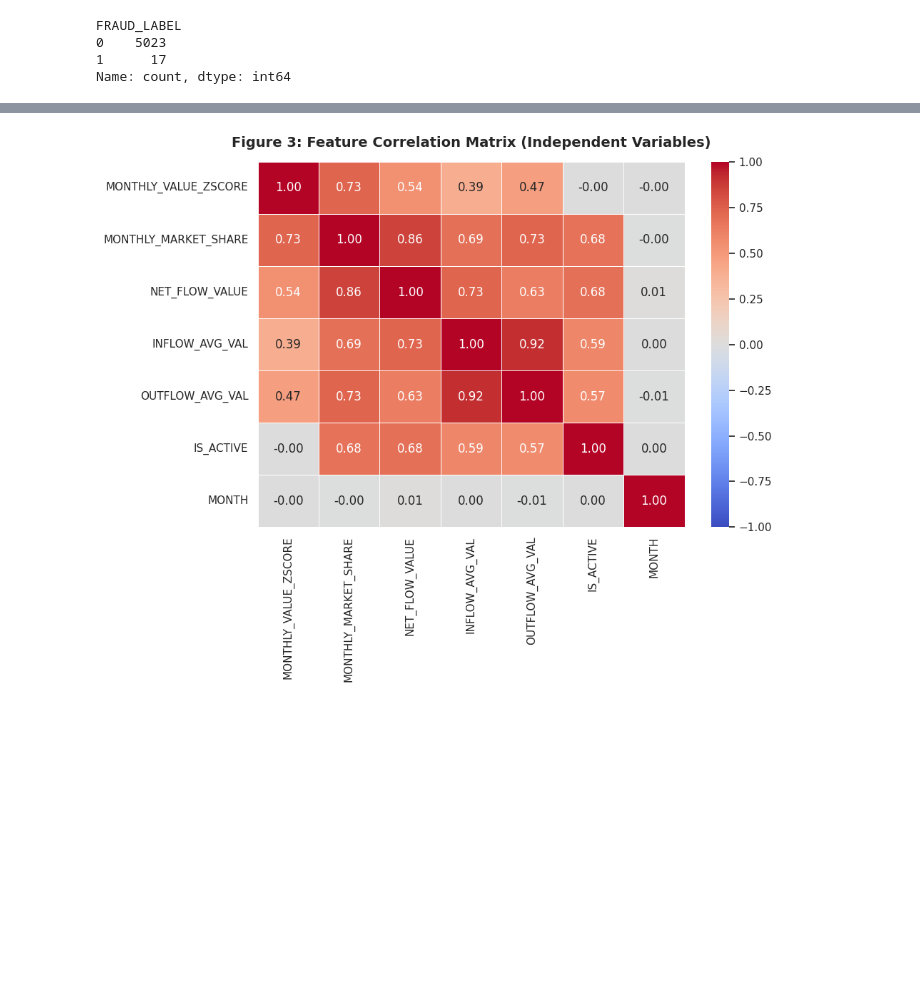
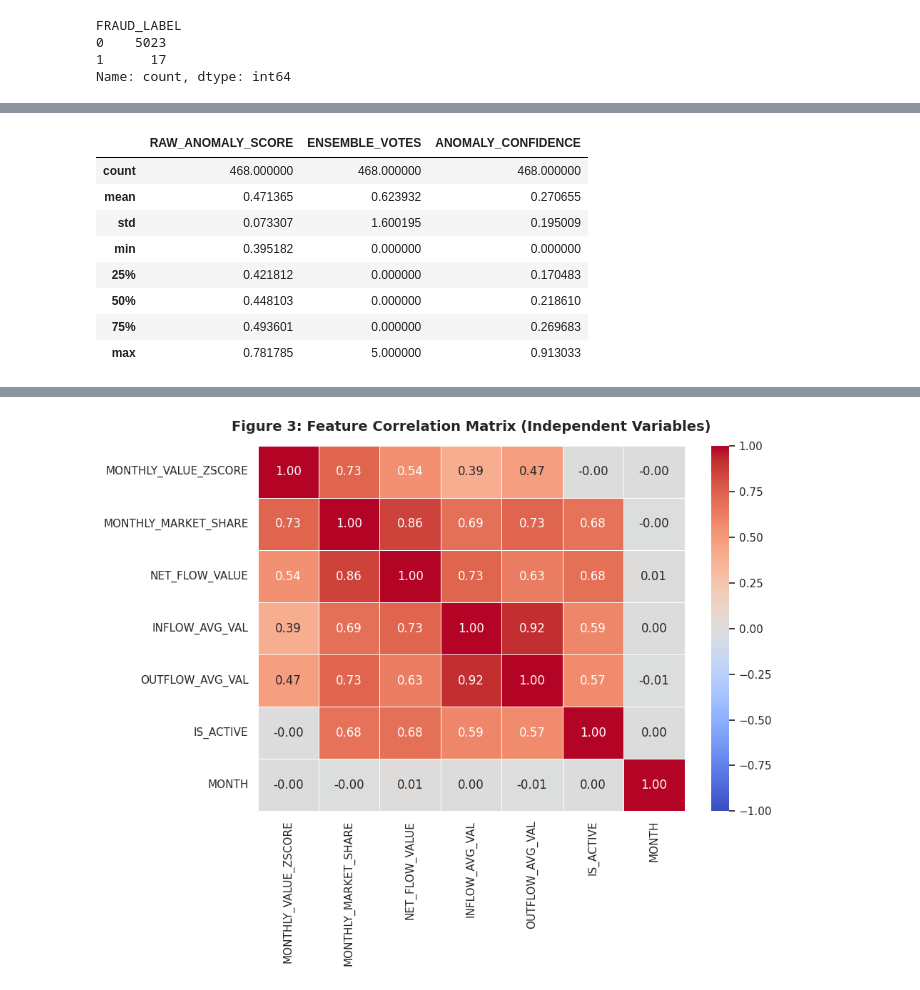
Before and after one commit to RobertDS-45/Money_Remmitence_analysis, a Jupyter notebook: Bot_Money_remmitence_analysis.ipynb, the cells around one changed output, grey strips where cells are left out. Saved outputs shown, nothing was run; the diff lists cells and outputs as text; code cells hidden in the pictures; blank space fills up the shorter version.

```diff
--- a/Bot_Money_remmitence_analysis.ipynb
+++ b/Bot_Money_remmitence_analysis.ipynb
@@ -281,0 +338,80 @@ Name: count, dtype: int64
+# %%
+from sklearn.ensemble import IsolationForest
+
+print("\n[ENSEMBLE COMPUTATION] Starting multi-seed Isolation Forest ensemble...")
+
+# Define preliminary features as used in your pipe_line.py and previous notebook cells
+preliminary_features = ['MONTHLY_VALUE_ZSCORE', 'MONTHLY_MARKET_SHARE', 'NET_FLOW_VALUE']
+
+# Filter for active records for fitting the Isolation Forest
+df_active_train_ensemble = df[df["IS_ACTIVE"] == 1].copy()
+
+# Define adaptive contamination (using the same fixed value as in the notebook's single IF for now)
+# In a real MLOps pipeline, this might be dynamically computed.
+adaptive_contamination = 0.035
+
+print(f"[ENSEMBLE] Adaptive contamination = {adaptive_contamination:.4f}")
+
+# Multi-Seed Isolation Forest Ensemble settings
+seeds = [42, 101, 202, 303, 404]
+ensemble_models = {}
+
+# Initialize a matrix to store anomaly scores from each seed for all records in the full df
+all_scores_matrix = np.zeros((len(df), len(seeds)))
+
+# Handle empty active training set case
+if df_active_train_ensemble.empty:
+    print("[WARNING] df_active_train_ensemble is empty. Defaulting ensemble scores to zero.")
+    df['RAW_ANOMALY_SCORE'] = 0.0
+    df['MEDIAN_ANOMALY_SCORE'] = 0.0
+    df['SD_ANOMALY_SCORE'] = 0.0
+    df['ENSEMBLE_VOTES'] = 0
+    df['ANOMALY_CONFIDENCE'] = 0.0
+else:
+    for idx, seed in enumerate(seeds):
+        iso = IsolationForest(
+            n_estimators=200,
+            contamination=adaptive_contamination,
+            random_state=seed,
+            max_samples="auto",
+            bootstrap=True,
+            n_jobs=-1
+        )
+
+        # Fit on active training data
+        iso.fit(df_active_train_ensemble[preliminary_features].fillna(0.0))
+        ensemble_models[f"seed_{seed}"] = iso
+
+        # Score all data points (active and inactive) from the main df
+        all_scores_matrix[:, idx] = -iso.score_samples(df[preliminary_features].fillna(0.0))
+
+    # Calculate ensemble metrics
+    df['RAW_ANOMALY_SCORE'] = np.mean(all_scores_matrix, axis=1) # Corresponds to MEAN_ANOMALY_SCORE
+    df['MEDIAN_ANOMALY_SCORE'] = np.median(all_scores_matrix, axis=1)
+    df['SD_ANOMALY_SCORE'] = np.std(all_scores_matrix, axis=1)
+
+    # Consensus Voting (each Isolation Forest votes if score is above its own 97th percentile)
+    vote_matrix = np.zeros_like(all_scores_matrix)
+    for i in range(len(seeds)):
+        # Ensure we only calculate percentile from actual scores, not just zeros if df_active_train was tiny
+        relevant_scores = all_scores_matrix[:, i]
+        if len(relevant_scores) > 0:
+            threshold = np.percentile(relevant_scores, 97)
+            vote_matrix[:, i] = (relevant_scores >= threshold).astype(int)
+
+    df['ENSEMBLE_VOTES'] = vote_matrix.sum(axis=1)
+
+    # Calculate Anomaly Confidence
+    max_sd = df["SD_ANOMALY_SCORE"].max()
+    if max_sd == 0 or np.isnan(max_sd):
+        max_sd = 1.0
+    stability_score = (1.0 - (df["SD_ANOMALY_SCORE"] / max_sd))
+    vote_score = (df["ENSEMBLE_VOTES"] / len(seeds))
+    df['ANOMALY_CONFIDENCE'] = (0.4 * stability_score + 0.6 * vote_score)
+
+print("[ENSEMBLE COMPUTATION] Multi-seed Isolation Forest ensemble completed.")
+
+# Display summary of new ensemble scores for active records
+print("\nEnsemble Score Summary (Active Records):")
+display(df[df['IS_ACTIVE'] == 1][['RAW_ANOMALY_SCORE', 'ENSEMBLE_VOTES', 'ANOMALY_CONFIDENCE']].describe())
+# %% [output]
@@ -281,0 +423,9 @@ Name: count, dtype: int64
+|  | RAW_ANOMALY_SCORE | ENSEMBLE_VOTES | ANOMALY_CONFIDENCE |
+| count | 468.000000 | 468.000000 | 468.000000 |
+| mean | 0.471365 | 0.623932 | 0.270655 |
+| std | 0.073307 | 1.600195 | 0.195009 |
+| min | 0.395182 | 0.000000 | 0.000000 |
+| 25% | 0.421812 | 0.000000 | 0.170483 |
+| 50% | 0.448103 | 0.000000 | 0.218610 |
+| 75% | 0.493601 | 0.000000 | 0.269683 |
+| max | 0.781785 | 5.000000 | 0.913033 |
```
Also changed, not shown: parts of 9 cells of this notebook.
